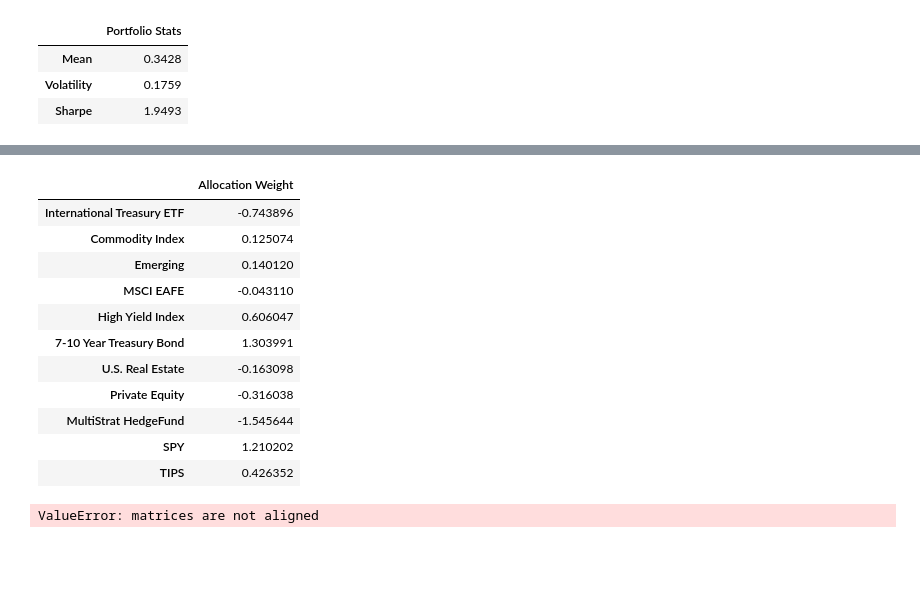
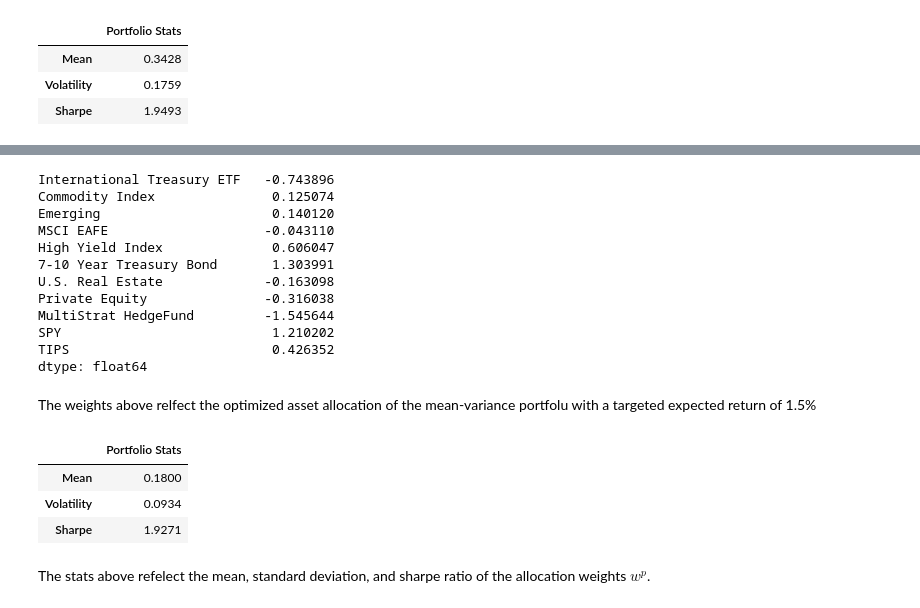
Before and after one commit to dcstein22/portfolio_theory, a Jupyter notebook: Homework_1.ipynb, the cells around one changed output, grey strips where cells are left out. Saved outputs shown, nothing was run; the diff lists cells and outputs as text; code cells hidden in the pictures; blank space fills up the shorter version.

```diff
--- a/Homework_1.ipynb
+++ b/Homework_1.ipynb
@@ -222,6 +227,6 @@ def target_mv_portfolio(df_tilde,target_return = 0.01):
     weight_t =  compute_tangency(df_tilde)[0]
     omega = (target_return - mu.T@weight_v)/(mu.T@weight_t - mu.T@weight_v)
     omega_star = omega*weight_t + (1-omega)*weight_v
-    return pd.DataFrame(omega_star, columns = ["Allocation Weight"])
+    return pd.Series(omega_star, index = mu_tilde.index)
 
 optimized_portfolio = target_mv_portfolio(total_return, target_return = 0.015)
@@ -243,19 +233,26 @@ Sigma
 # %%
 optimized_portfolio
 # %% [output]
-|  | Allocation Weight |
-| International Treasury ETF | -0.743896 |
-| Commodity Index | 0.125074 |
-| Emerging | 0.140120 |
-| MSCI EAFE | -0.043110 |
-| High Yield Index | 0.606047 |
-| 7-10 Year Treasury Bond | 1.303991 |
-| U.S. Real Estate | -0.163098 |
-| Private Equity | -0.316038 |
-| MultiStrat HedgeFund | -1.545644 |
-| SPY | 1.210202 |
-| TIPS | 0.426352 |
+International Treasury ETF   -0.743896
+Commodity Index               0.125074
+Emerging                      0.140120
+MSCI EAFE                    -0.043110
+High Yield Index              0.606047
+7-10 Year Treasury Bond       1.303991
+U.S. Real Estate             -0.163098
+Private Equity               -0.316038
+MultiStrat HedgeFund         -1.545644
+SPY                           1.210202
+TIPS                          0.426352
+dtype: float64
+# %% [markdown]
+The weights above relfect the optimized asset allocation of the mean-variance portfolu with a targeted expected return of 1.5%
 # %%
-optimized_stats = portfolio_stats(optimized_portfolio,mu_tilde, Sigma, 12)
+portfolio_stats(optimized_portfolio, mu_tilde,Sigma, 12)
 # %% [output]
-ValueError: matrices are not aligned
+|  | Portfolio Stats |
+| Mean | 0.1800 |
+| Volatility | 0.0934 |
+| Sharpe | 1.9271 |
+# %% [markdown]
+The stats above refelect the mean, standard deviation, and sharpe ratio of the allocation weights $w^p$.
```
Also changed, not shown: parts of 13 cells of this notebook.
